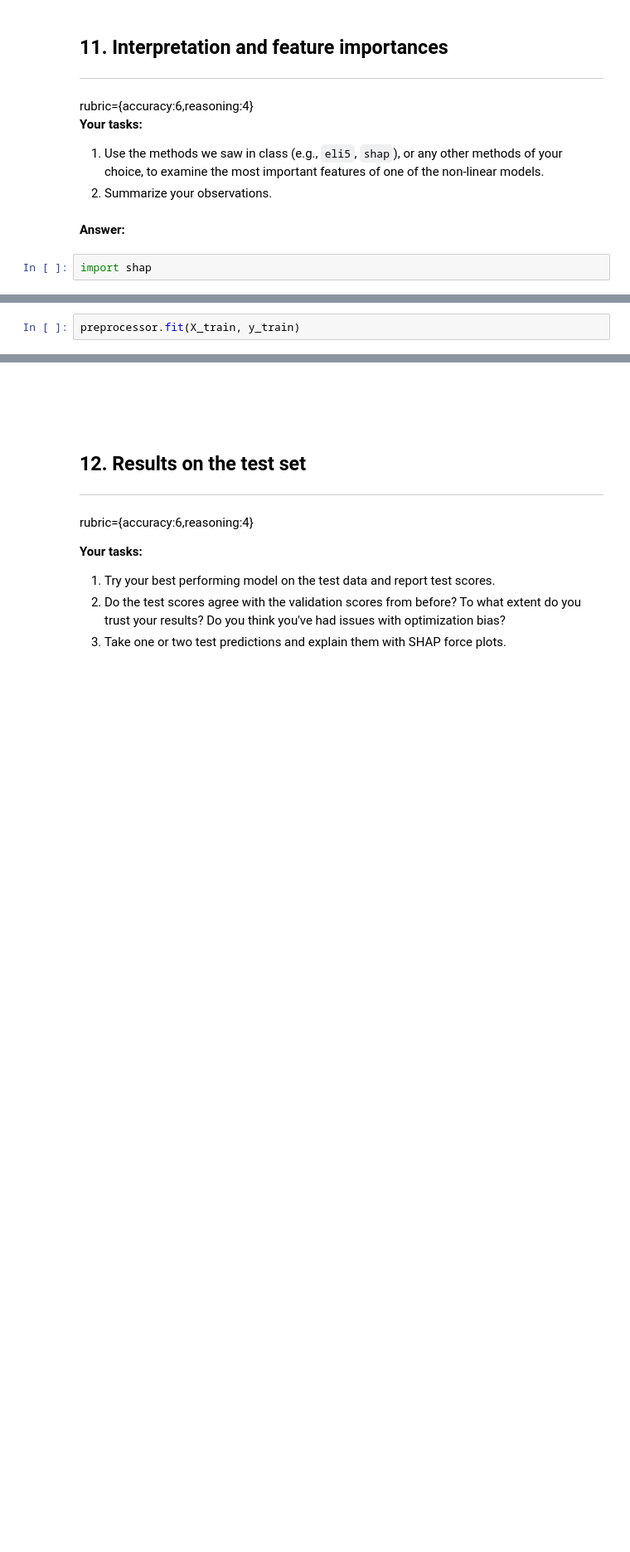
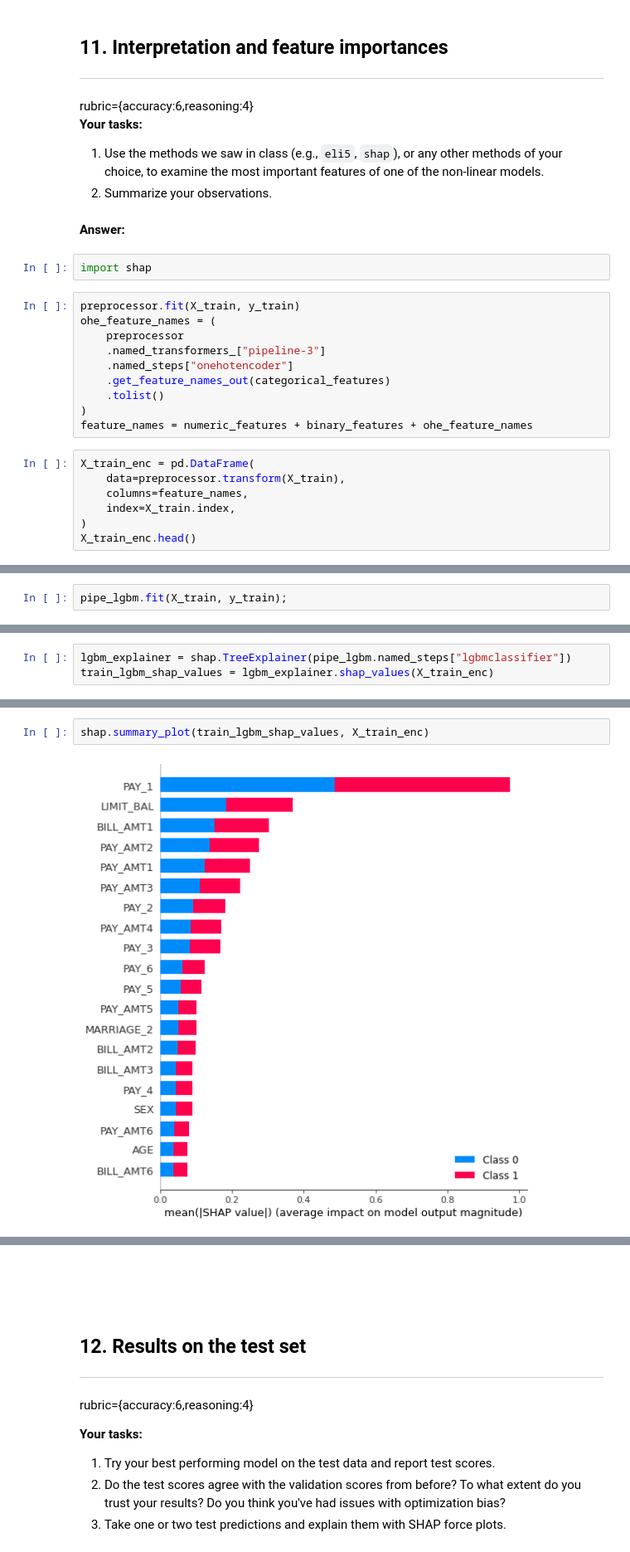
Before and after one commit to nobbynguyen/573Lab4_Classification_Group-GSN, a Jupyter notebook: lab4.ipynb, the cells around one changed output, grey strips where cells are left out. Shown at 83% size. Drawn from its saved outputs; the diff is of its cells as text; blank space fills up the shorter version.

```diff
--- a/lab4.ipynb
+++ b/lab4.ipynb
@@ -742,3 +742,20 @@ rubric={accuracy:6,reasoning:4}
 **Answer:**
 # %%
 import shap
+# %%
+preprocessor.fit(X_train, y_train)
+ohe_feature_names = (
+    preprocessor
+    .named_transformers_["pipeline-3"]
+    .named_steps["onehotencoder"]
+    .get_feature_names_out(categorical_features)
+    .tolist()
+)
+feature_names = numeric_features + binary_features + ohe_feature_names
+# %%
+X_train_enc = pd.DataFrame(
+    data=preprocessor.transform(X_train),
+    columns=feature_names,
+    index=X_train.index,
+)
+X_train_enc.head()
@@ -745,2 +785,2 @@ import shap
 # %%
-preprocessor.fit(X_train, y_train)
+pipe_lgbm.fit(X_train, y_train);
@@ -767,0 +787,3 @@ ColumnTransformer(transformers=[('pipeline-1',
+# %%
+lgbm_explainer = shap.TreeExplainer(pipe_lgbm.named_steps["lgbmclassifier"])
+train_lgbm_shap_values = lgbm_explainer.shap_values(X_train_enc)
@@ -767,0 +799,4 @@ ColumnTransformer(transformers=[('pipeline-1',
+# %%
+shap.summary_plot(train_lgbm_shap_values, X_train_enc)
+# %% [output]
+[figure, added]
```
Also changed, not shown: parts of 31 cells of this notebook.
